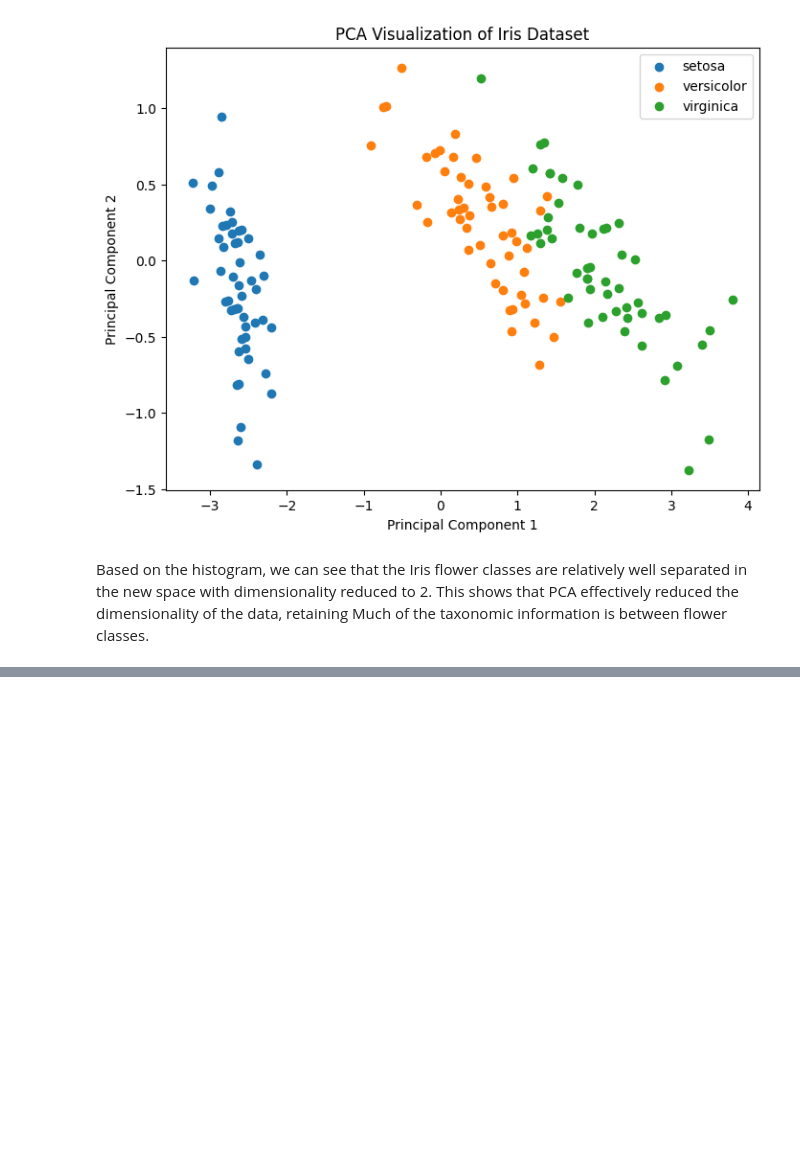
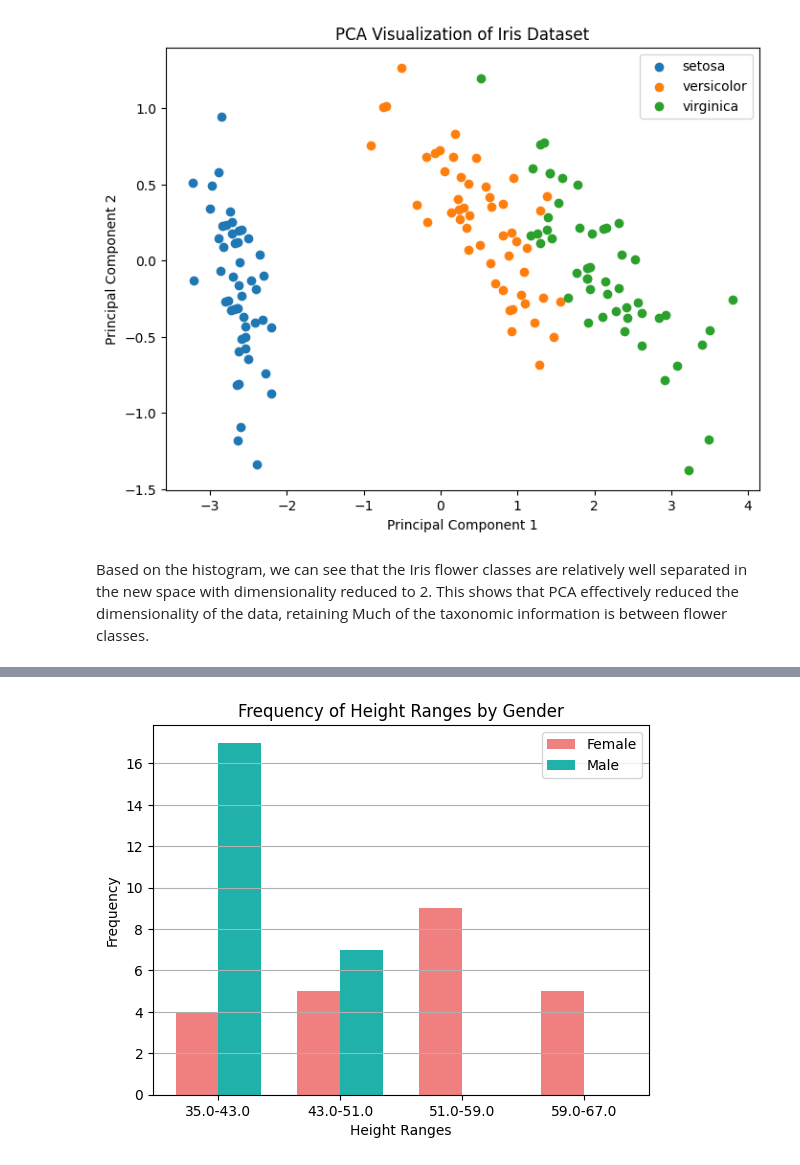
Before and after one commit to TheDan53-Forwork/Multi-Dimensional-Data-Processing, a Jupyter notebook: lab/lab1/21110256_HuynhNguyenTheDan_01_PCA.ipynb, the cells around one changed output, grey strips where cells are left out. Cells and saved outputs as stored; diff of their text form; code cells hidden in the pictures; blank space fills up the shorter version.

```diff
--- a/lab/lab1/21110256_HuynhNguyenTheDan_01_PCA.ipynb
+++ b/lab/lab1/21110256_HuynhNguyenTheDan_01_PCA.ipynb
@@ -134,0 +211,29 @@ Based on the histogram, we can see that the Iris flower classes are relatively w
+# %%
+# Extracting length data
+heights = data[:, 2].astype(float)
+
+# Define height ranges
+height_ranges = np.linspace(np.min(heights), np.max(heights), 5)  # Define your own height ranges here
+
+# Group data by gender and calculate frequency of height ranges
+female_heights = [np.sum((heights >= height_ranges[i]) & (heights < height_ranges[i+1]) & (genders == 'female'))
+                  for i in range(len(height_ranges)-1)]
+male_heights = [np.sum((heights >= height_ranges[i]) & (heights < height_ranges[i+1]) & (genders == 'male'))
+                for i in range(len(height_ranges)-1)]
+
+# Plotting
+bar_width = 0.35
+index = np.arange(len(height_ranges)-1)
+plt.bar(index, female_heights, bar_width, label='Female', color='lightcoral')
+plt.bar(index + bar_width, male_heights, bar_width, label='Male', color='lightseagreen')
+
+plt.xlabel('Height Ranges')
+plt.ylabel('Frequency')
+plt.title('Frequency of Height Ranges by Gender')
+plt.xticks(index + bar_width / 2, [f'{height_ranges[i]}-{height_ranges[i+1]}' for i in range(len(height_ranges)-1)])
+plt.legend()
+plt.grid(axis='y')
+
+plt.show()
+# %% [output]
+[figure, added]
```
Also changed, not shown: parts of 15 cells of this notebook.
